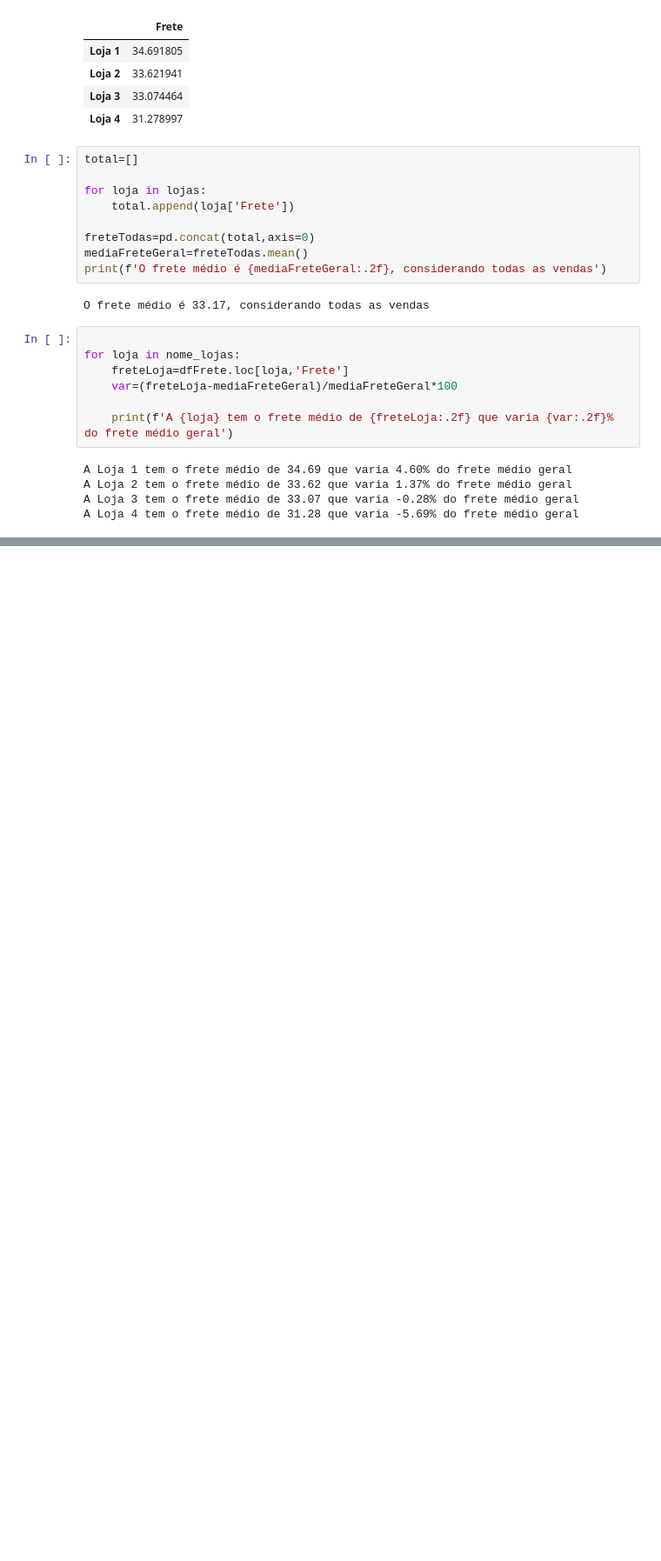
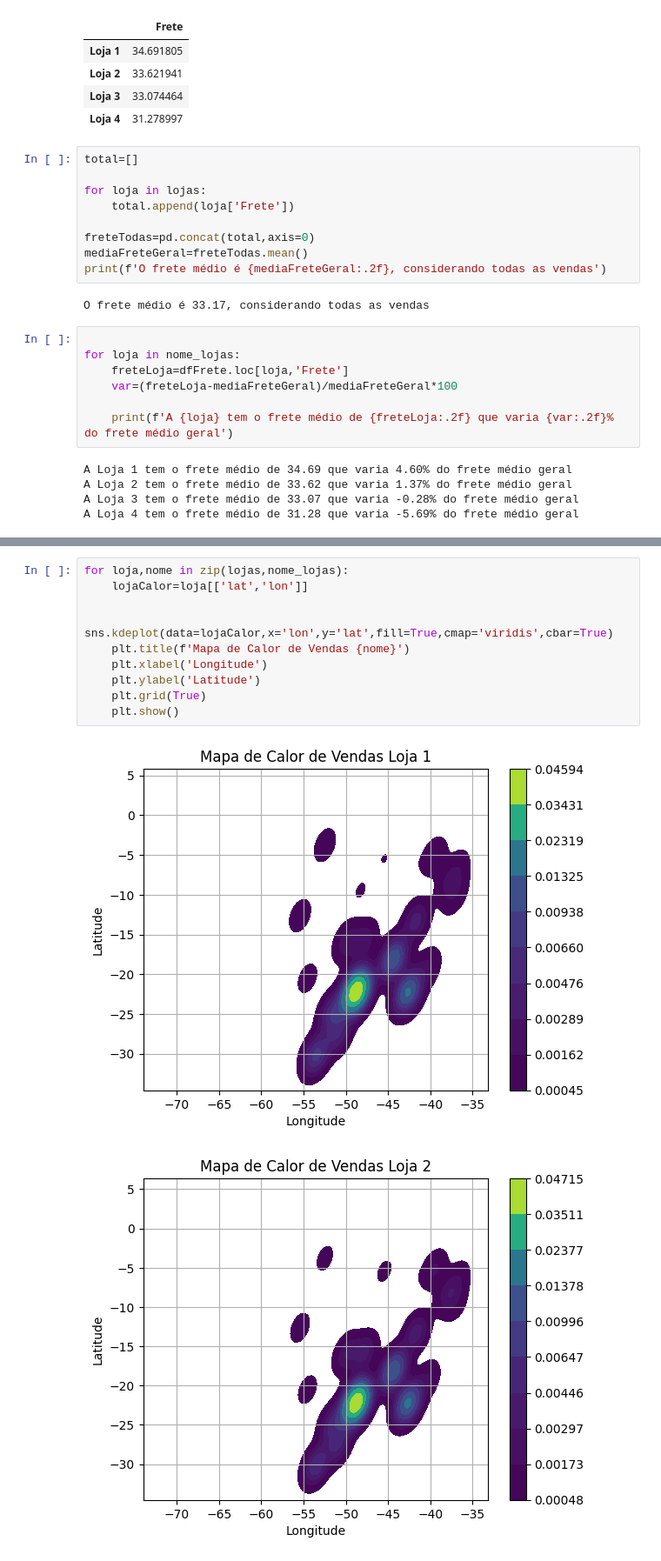
Before and after one commit to Viterb01/Challenge-Alura-Store-One, a Jupyter notebook: AluraStoreBrasil.ipynb, the cells around one changed output, grey strips where cells are left out. Shown at 87% size. Saved outputs shown, nothing was run; the diff lists cells and outputs as text; blank space fills up the shorter version.

```diff
--- a/AluraStoreBrasil.ipynb
+++ b/AluraStoreBrasil.ipynb
@@ -214,0 +231,13 @@ plt.show()
+# %%
+for loja,nome in zip(lojas,nome_lojas):
+    lojaCalor=loja[['lat','lon']]
+
+    sns.kdeplot(data=lojaCalor,x='lon',y='lat',fill=True,cmap='viridis',cbar=True)
+    plt.title(f'Mapa de Calor de Vendas {nome}')
+    plt.xlabel('Longitude')
+    plt.ylabel('Latitude')
+    plt.grid(True)
+    plt.show()
+# %% [output]
+[figure, added]
+[figure, added]
```
Also changed, not shown: parts of 9 cells of this notebook.
